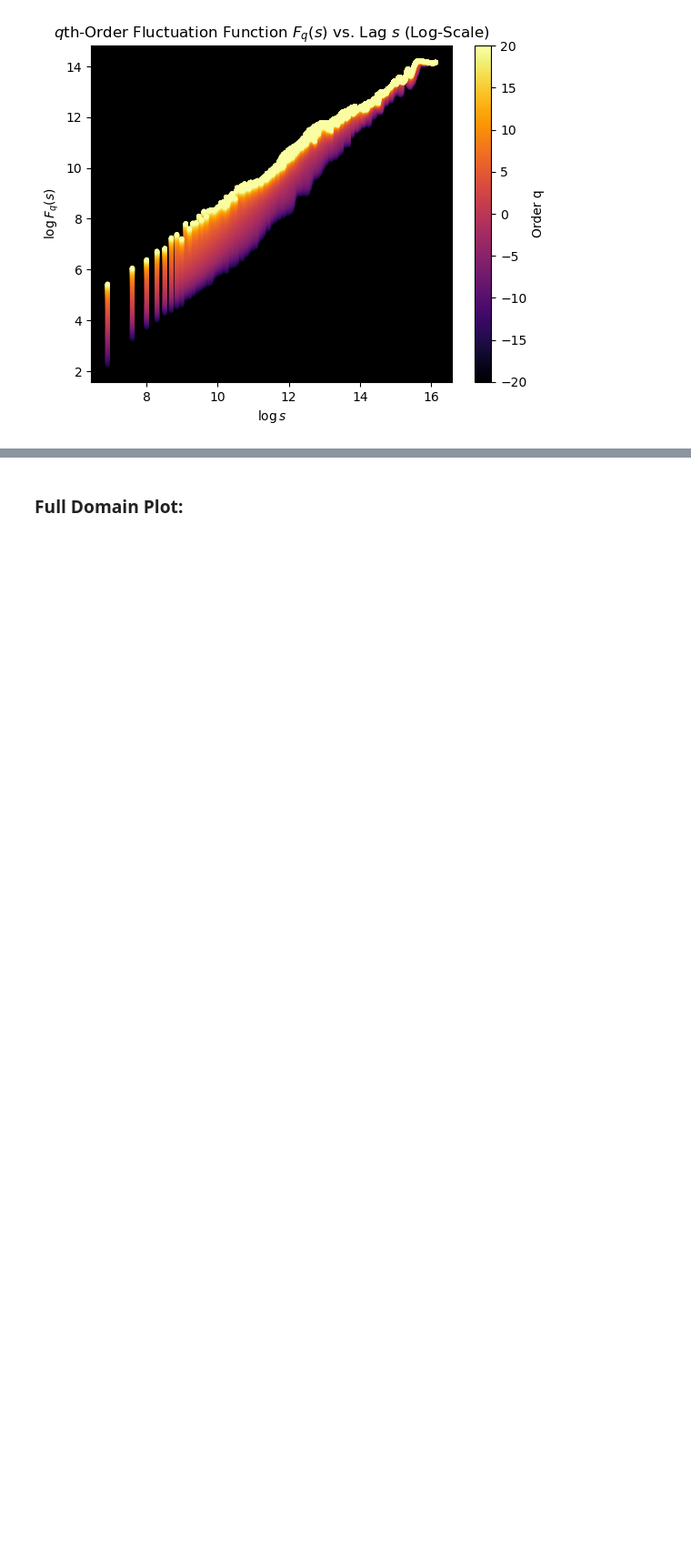
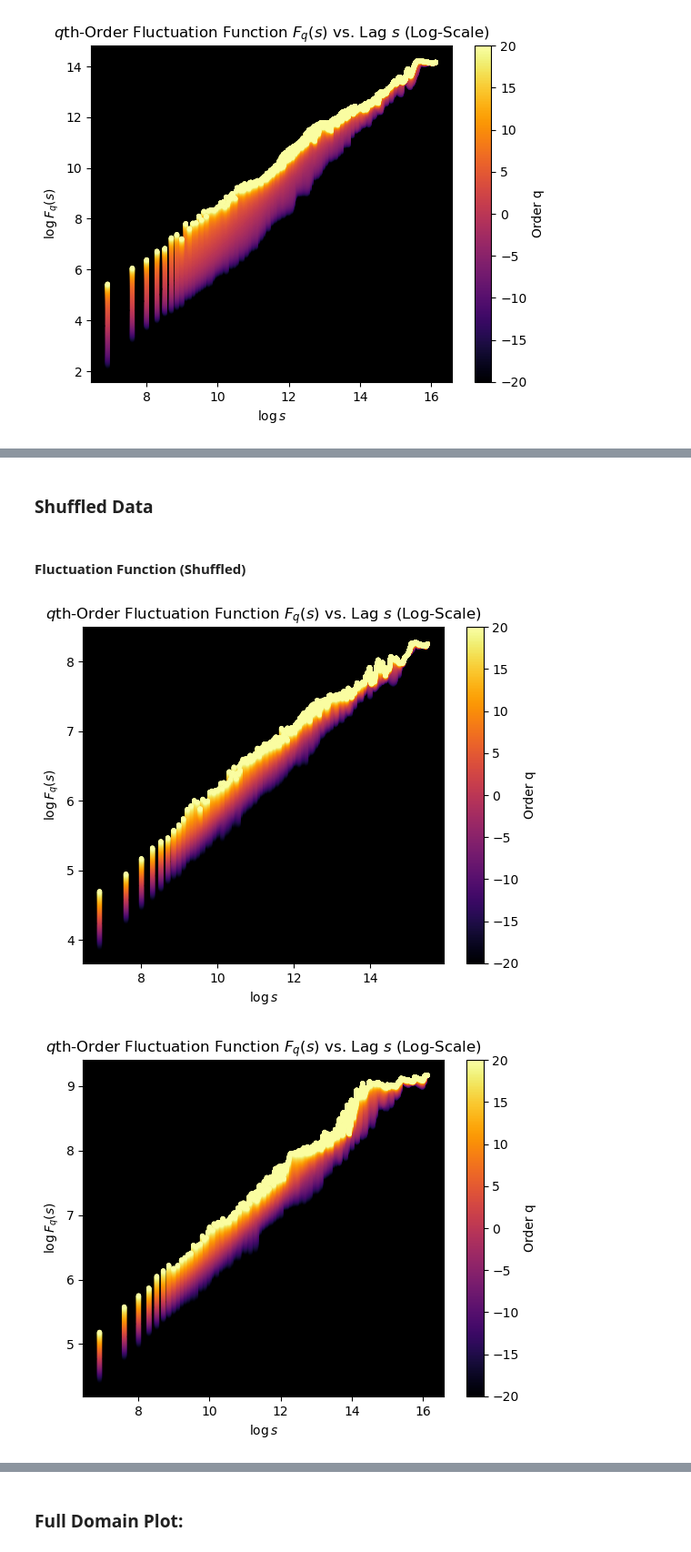
Before and after one commit to sfcoscia/Solar_Wind_MFDFA, a Jupyter notebook: MFDFA_PSP.ipynb, the cells around one changed output, grey strips where cells are left out. Shown at 91% size. Saved outputs shown, nothing was run; the diff lists cells and outputs as text; code cells hidden in the pictures; blank space fills up the shorter version.

```diff
--- a/MFDFA_PSP.ipynb
+++ b/MFDFA_PSP.ipynb
@@ -149,0 +166,15 @@ TypeError: PSDfunc() missing 1 required positional argument: 'label'
+# %% [markdown]
+### Shuffled Data
+# %%
+# First we use MFDFAlib to shuffle our time series intervals:
+shuffled_sub = MFDFAlib.shuffle(bmag_sub)
+shuffled_super = MFDFAlib.shuffle(bmag_super)
+# %% [markdown]
+#### Fluctuation Function (Shuffled)
+# %%
+# Find the fluctuation function:
+lag1,dfaList_shuf1 = MFDFAlib.flucFunc(shuffled_sub,lag1,qList,order)
+lag2,dfaList_shuf2 = MFDFAlib.flucFunc(shuffled_super,lag2,qList,order)
+# %% [output]
+[figure, added]
+[figure, added]
```
Also changed, not shown: parts of 19 cells of this notebook, 4 other files.
